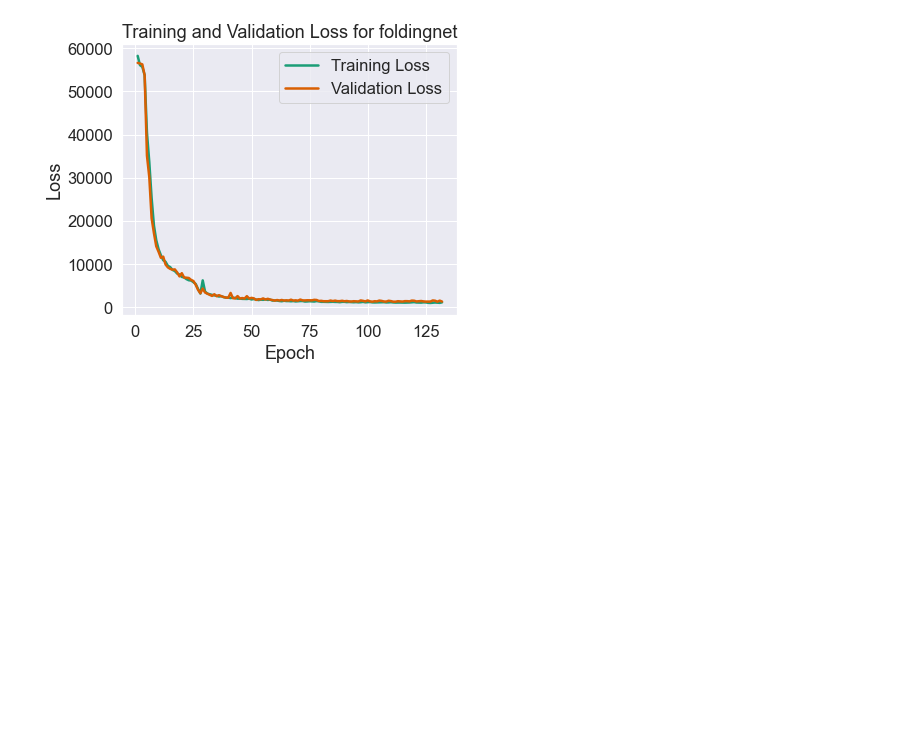
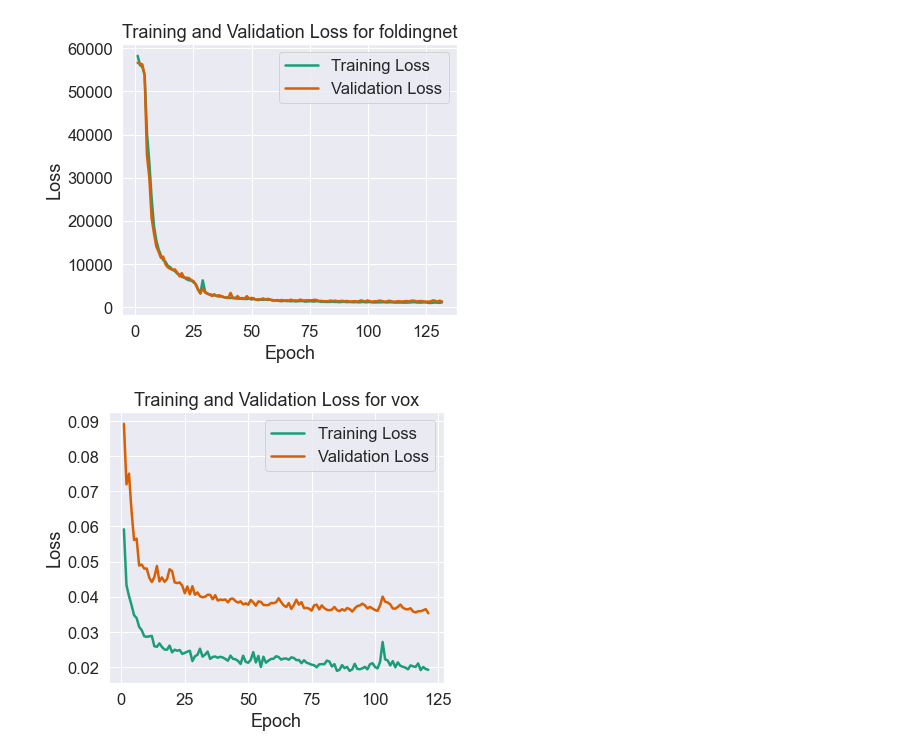
Before and after one commit to NicolaZomer/3D-Object-Classification, a Jupyter notebook: visualization.ipynb, the cells around one changed output. Drawn from its saved outputs; the diff is of its cells as text; code cells hidden in the pictures; blank space fills up the shorter version.

```diff
--- a/visualization.ipynb
+++ b/visualization.ipynb
@@ -240,3 +240,7 @@ pnet = plot_history('res_voxnet')
 pnet = plot_history('foldingnet')
 # %% [output]
 [figure]
+# %%
+pnet = plot_history('vox')
+# %% [output]
+[figure, added]
```
Also changed, not shown: 3 other files.
